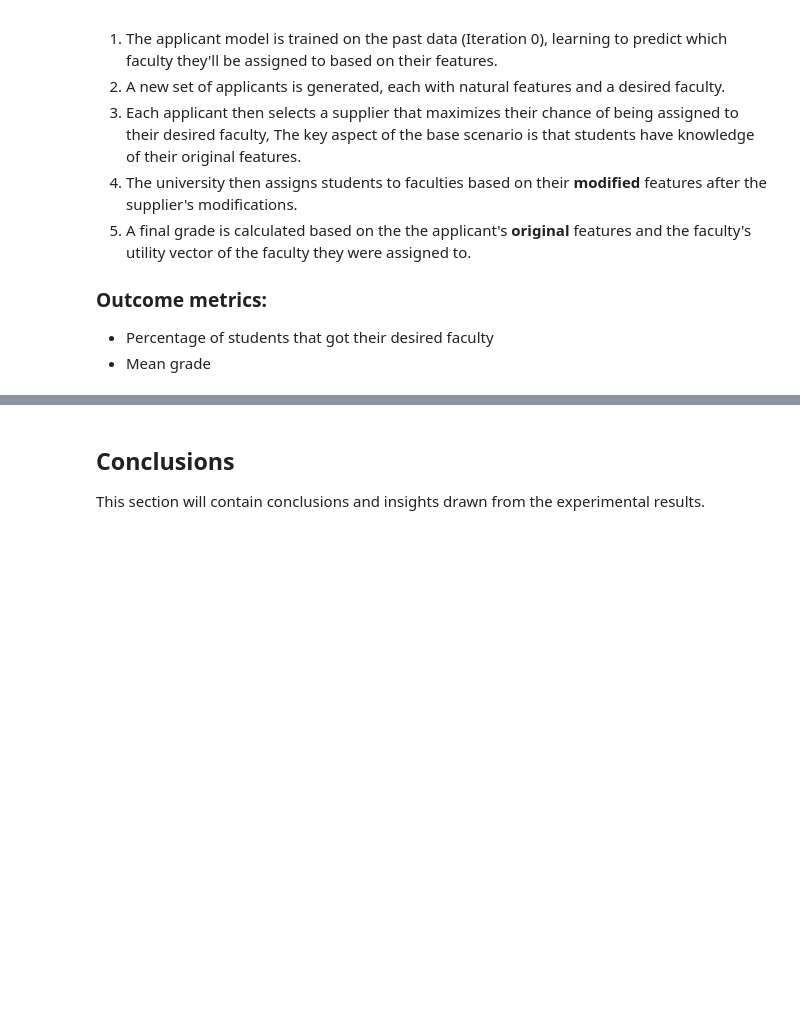
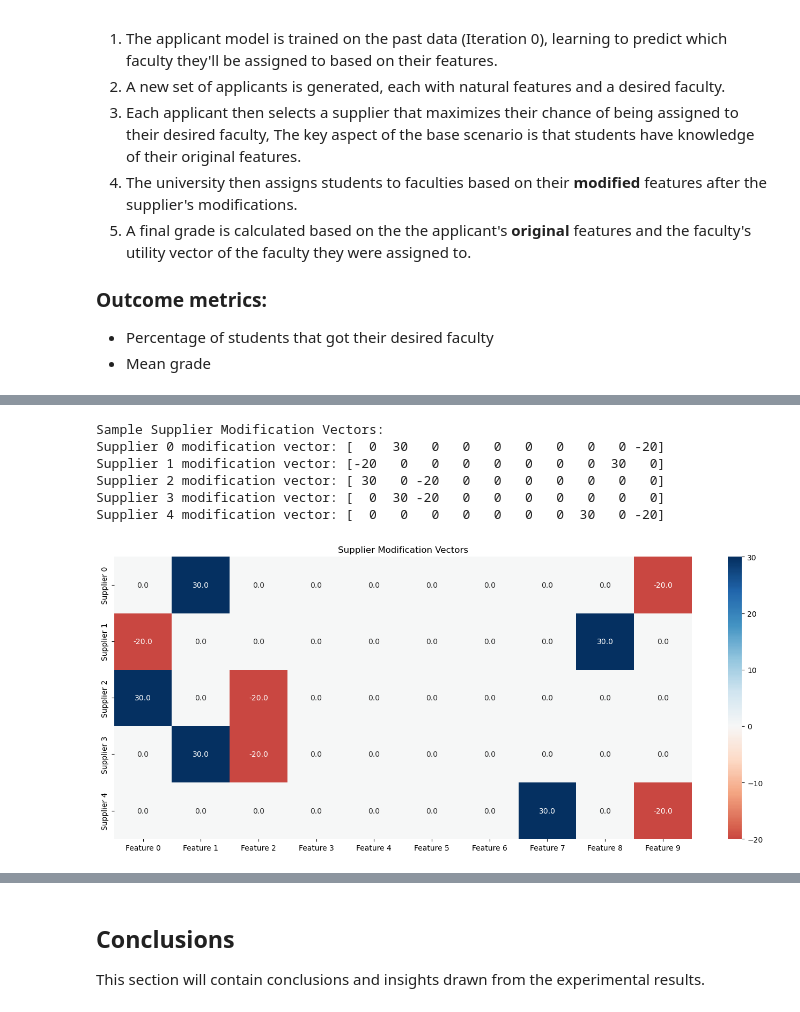
Before and after one commit to ashalem/ML_Human, a Jupyter notebook: report.ipynb, the cells around one changed output, grey strips where cells are left out. Drawn from its saved outputs; the diff is of its cells as text; code cells hidden in the pictures; blank space fills up the shorter version.

```diff
--- a/report.ipynb
+++ b/report.ipynb
@@ -64,0 +329,24 @@ This section will be populated with experimental results after running the simul
+# %%
+# Print some supplier information
+print("\nSample Supplier Modification Vectors:")
+n_suppliers_to_show = min(5, len(env.suppliers))
+for i in range(n_suppliers_to_show):
+    print(f"Supplier {i} modification vector: {env.suppliers[i].diff_vector}")
+
+# Visualize supplier modification vectors
+modification_vectors = np.array([env.suppliers[i].diff_vector for i in range(n_suppliers_to_show)])
+plt.figure(figsize=(14, 6))
+sns.heatmap(modification_vectors, cmap='RdBu', center=0, annot=True, fmt='.1f',
+          xticklabels=[f'Feature {i}' for i in range(env.n_features)],
+          yticklabels=[f'Supplier {i}' for i in range(n_suppliers_to_show)])
+plt.title('Supplier Modification Vectors')
+plt.tight_layout()
+plt.show()
+# %% [output]
+Sample Supplier Modification Vectors:
+Supplier 0 modification vector: [  0  30   0   0   0   0   0   0   0 -20]
+Supplier 1 modification vector: [-20   0   0   0   0   0   0   0  30   0]
+Supplier 2 modification vector: [ 30   0 -20   0   0   0   0   0   0   0]
+Supplier 3 modification vector: [  0  30 -20   0   0   0   0   0   0   0]
+Supplier 4 modification vector: [  0   0   0   0   0   0   0  30   0 -20]
+[figure, added]
```
Also changed, not shown: parts of 22 cells of this notebook.
